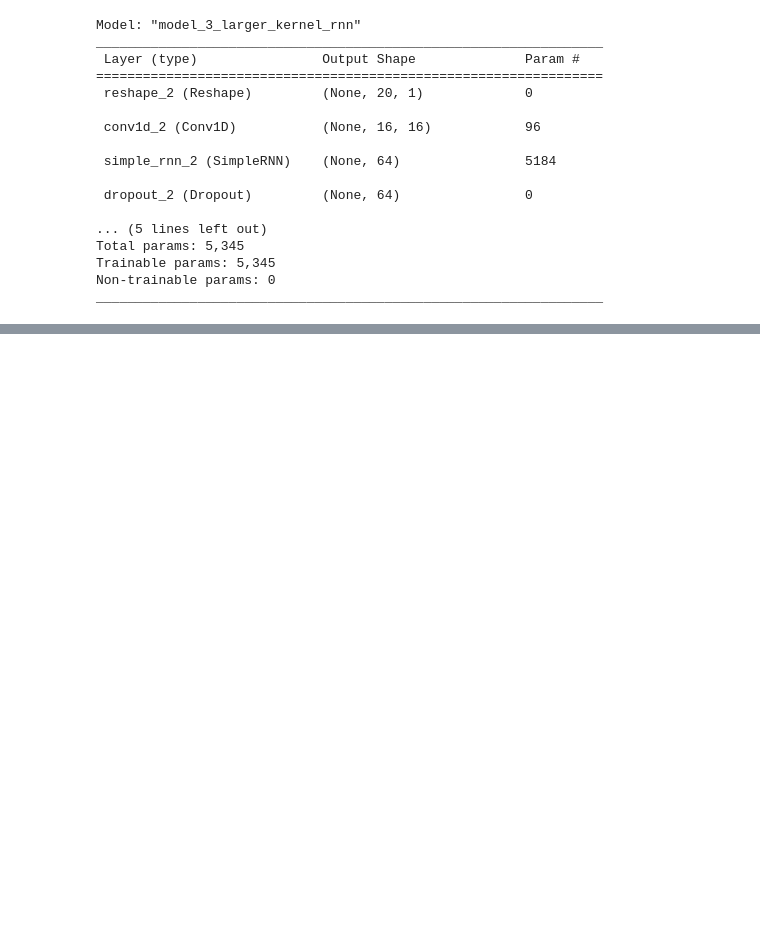
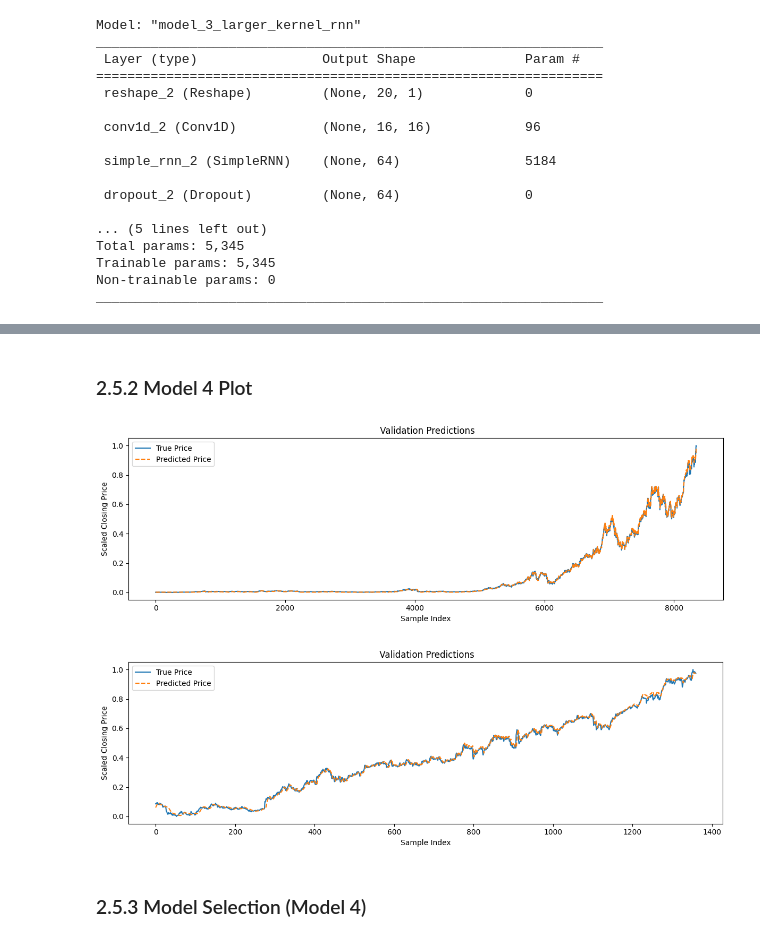
Before and after one commit to DanielMelo46/Neural_Networks_Assignment_1, a Jupyter notebook: assignment_5.ipynb, the cells around one changed output, grey strips where cells are left out. Cells and saved outputs as stored; diff of their text form; code cells hidden in the pictures; blank space fills up the shorter version.

```diff
--- a/assignment_5.ipynb
+++ b/assignment_5.ipynb
@@ -370,0 +370,14 @@ Validation RMSE:       0.009306
+# %%
+model_4= Sequential(name="model_4")
+model_4.add(Reshape((LOOKBACK, 1), input_shape=(LOOKBACK,)))
+model_4.add(Conv1D(filters=5, kernel_size=3, activation='relu'))
+model_4.add(Conv1D(64, kernel_size=5, activation='relu'))
+model_4.add(Conv1D(32, kernel_size=5, activation='relu'))
+model_4.add(Dropout(0.2))
+model_4.add(SimpleRNN(32))
+model_4.add(Dense(1))
+model_4.add(Activation('linear'))
+
+# Compile the model
+model_4.compile(optimizer='adam', loss='mean_squared_error')
+model_4.summary()
@@ -370,0 +402,11 @@ Validation RMSE:       0.009306
+# %%
+history_4 = model_4.fit(
+    x_1_train, y_1_train,
+    epochs=30,
+    batch_size=32,
+    verbose=1
+    # no validation_split — assignment explicitly says not to use it
+)
+
+train_loss_4 = history_4.history['loss'][-1]
+print(f"Final Training Loss (MSE): {train_loss_4:.6f}")
@@ -370,0 +431,5 @@ Validation RMSE:       0.009306
+# %%
+y_pred_4 = model_4.predict(x_1_val)
+val_loss_4 = mean_squared_error(y_1_val, y_pred_4)
+print(f" Validation Loss (MSE): {val_loss_4:.6f}")
+print(f"Validation RMSE:       {np.sqrt(val_loss_4):.6f}")
@@ -370,0 +470,9 @@ Validation RMSE:       0.009306
+# %% [markdown]
+### 2.5.2 Model 4 Plot
+# %%
+plot_predictions(y_1_val, y_pred_4, val_files)
+# %% [output]
+[figure, added]
+[figure, added]
+# %% [markdown]
+### 2.5.3 Model Selection (Model 4)
```
Also changed, not shown: parts of 16 cells of this notebook.
